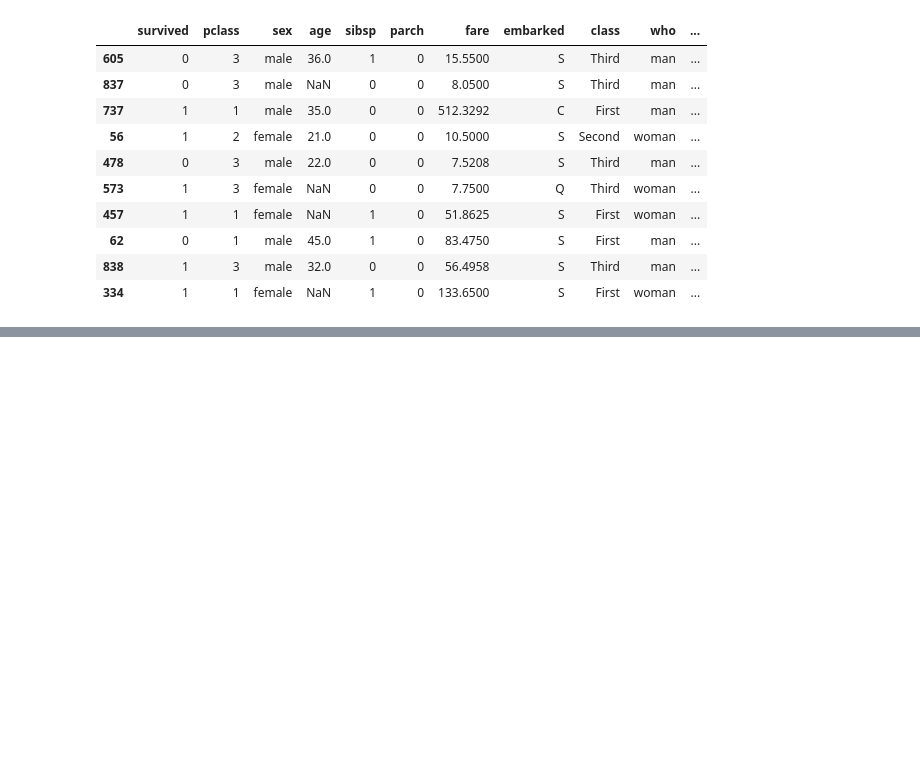
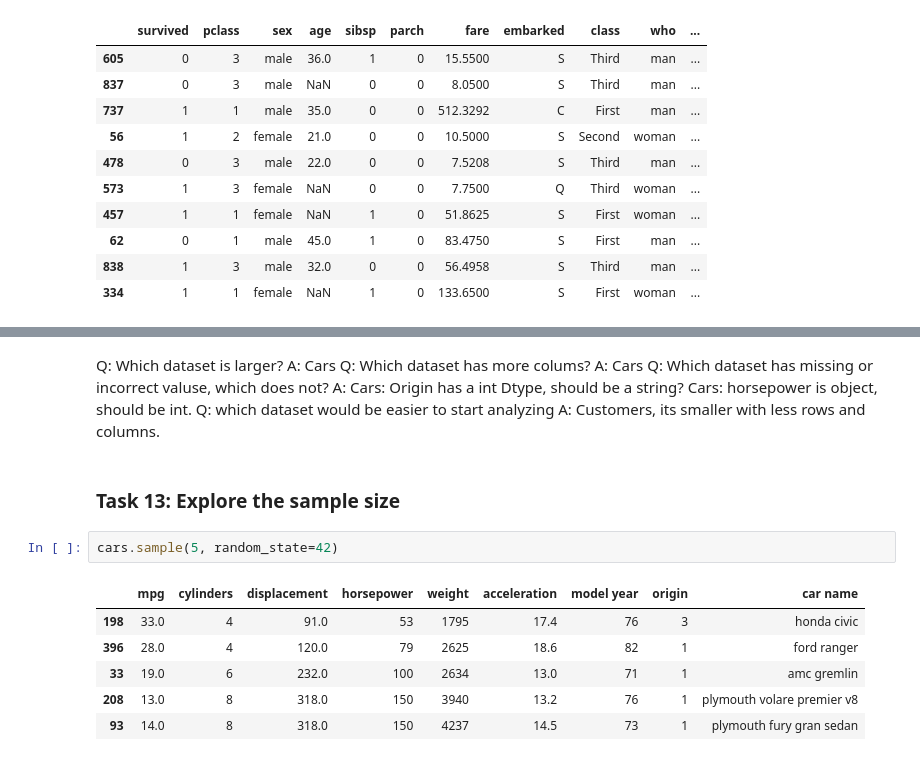
Before and after one commit to AndrewGriffith328/Pandas, a Jupyter notebook: pandas.ipynb, the cells around one changed output, grey strips where cells are left out. Cells and saved outputs as stored; diff of their text form; blank space fills up the shorter version.

```diff
--- a/pandas.ipynb
+++ b/pandas.ipynb
@@ -189,0 +257,20 @@ Titanic.sample(10)
+# %% [markdown]
+Q: Which dataset is larger?
+A: Cars
+Q: Which dataset has more colums?
+A: Cars
+Q: Which dataset has missing or incorrect valuse, which does not?
+A: Cars: Origin has a int Dtype, should be a string? Cars: horsepower is object, should be int.
+Q: which dataset would be easier to start analyzing
+A: Customers, its smaller with less rows and columns.
+# %% [markdown]
+### Task 13: Explore the sample size
+# %%
+cars.sample(5, random_state=42)
+# %% [output]
+|  | mpg | cylinders | displacement | horsepower | weight | acceleration | model year | origin | car name |
+| 198 | 33.0 | 4 | 91.0 | 53 | 1795 | 17.4 | 76 | 3 | honda civic |
+| 396 | 28.0 | 4 | 120.0 | 79 | 2625 | 18.6 | 82 | 1 | ford ranger |
+| 33 | 19.0 | 6 | 232.0 | 100 | 2634 | 13.0 | 71 | 1 | amc gremlin |
+| 208 | 13.0 | 8 | 318.0 | 150 | 3940 | 13.2 | 76 | 1 | plymouth volare premier v8 |
+| 93 | 14.0 | 8 | 318.0 | 150 | 4237 | 14.5 | 73 | 1 | plymouth fury gran sedan |
```
Also changed, not shown: parts of 14 cells of this notebook.
